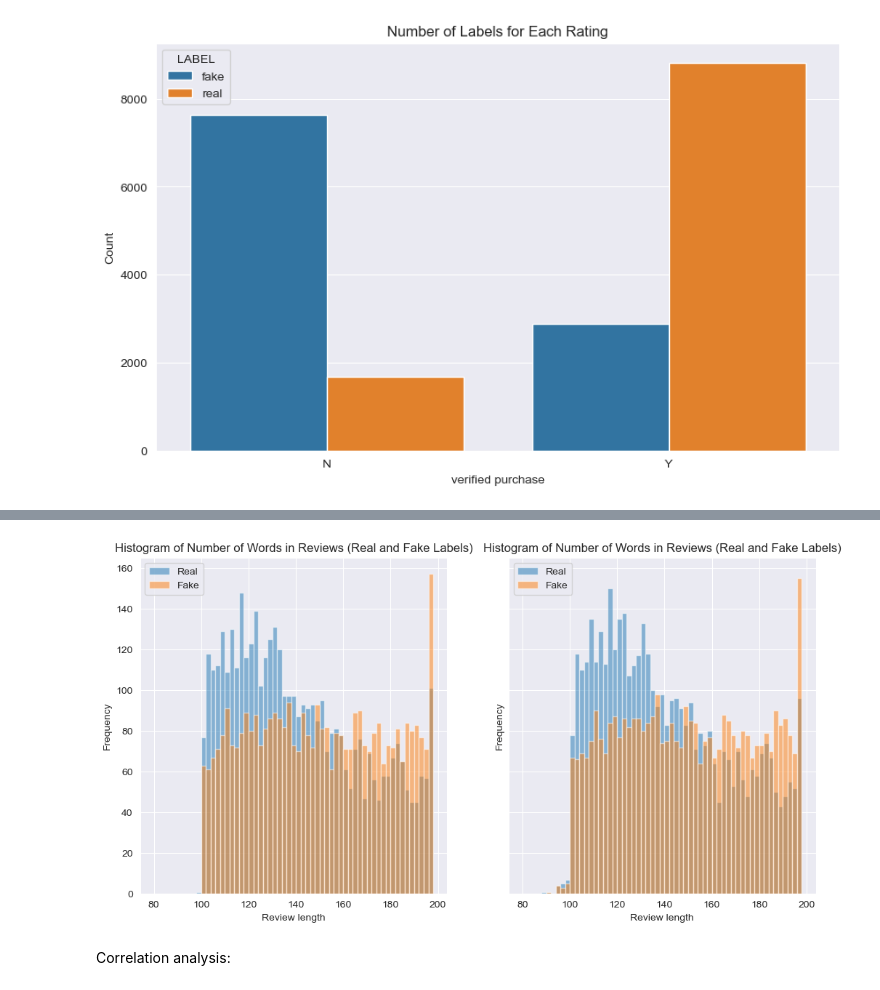
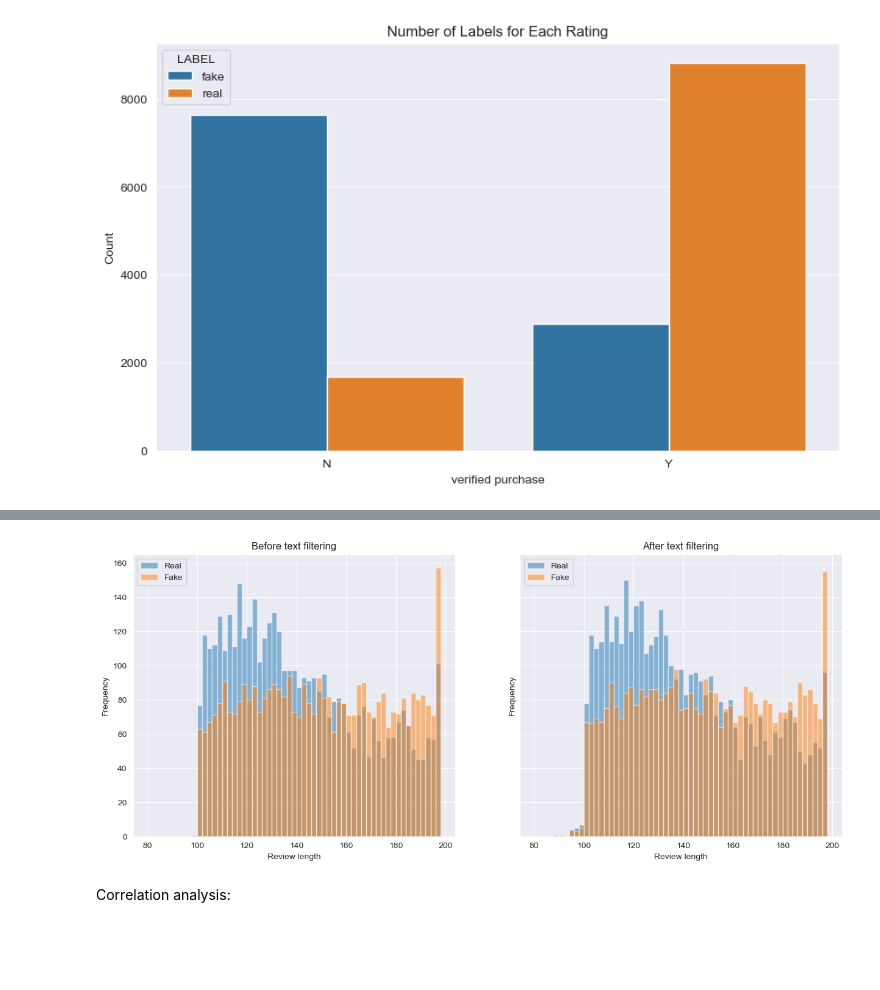
Before and after one commit to Gianma23/amazon_fake_reviews_detection, a Jupyter notebook: data_exploration.ipynb, the cells around one changed output, grey strips where cells are left out. Cells and saved outputs as stored; diff of their text form; code cells hidden in the pictures; blank space fills up the shorter version.

```diff
--- a/data_exploration.ipynb
+++ b/data_exploration.ipynb
@@ -97,7 +97,7 @@ plt.show()
 # %%
 from utils.text_preprocess import Parser
 df['REVIEW_TEXT_PARSED'] = df['REVIEW_TEXT'].apply(lambda x: Parser()(x))
-fig, axs = plt.subplots(1, 2, figsize=(12, 6), sharey='all')
+fig, axs = plt.subplots(1, 2, figsize=(15, 6), sharey='all')
 
 for i, text in enumerate(['REVIEW_TEXT', 'REVIEW_TEXT_PARSED']):
     df[f'{text}_WORD_COUNT'] = df[text].apply(lambda x: len(x.split()))
@@ -108,7 +108,7 @@ for i, text in enumerate(['REVIEW_TEXT', 'REVIEW_TEXT_PARSED']):
     axs[i].hist(fake_word_counts, bins=range(0, 200, 5), alpha=0.5, label='Fake')
     axs[i].set_xlabel('Number of Words')
     axs[i].set_ylabel('Frequency')
-    axs[i].set_title('Histogram of Number of Words in Reviews (Real and Fake Labels)')
+    axs[i].set_title('Before text filtering') if text == 'REVIEW_TEXT' else axs[i].set_title('After text filtering')
     axs[i].legend()
 plt.show()
 # %% [output]
@@ -116,21 +116,21 @@ plt.show()
 # %%
-fig, axs = plt.subplots(1, 2, figsize=(12, 6), sharey='all')
+fig, axs = plt.subplots(1, 2, figsize=(15, 6), sharey='all')
 
 for i, text in enumerate(['REVIEW_TEXT', 'REVIEW_TEXT_PARSED']):
     df[f'{text}_LENGTH'] = df[text].apply(len)
     real_review_lengths = df[df['LABEL'] == 'real'][f'{text}_LENGTH']
     fake_review_lengths = df[df['LABEL'] == 'fake'][f'{text}_LENGTH']
 
     # Create a histogram of the number of words in reviews with real and fake labels
     axs[i].hist(real_review_lengths, bins=range(80, 200, 2), alpha=0.5, label='Real')
     axs[i].hist(fake_review_lengths, bins=range(80, 200, 2), alpha=0.5, label='Fake')
     axs[i].set_xlabel('Review length')
     axs[i].set_ylabel('Frequency')
-    axs[i].set_title('Histogram of Number of Words in Reviews (Real and Fake Labels)')
+    axs[i].set_title('Before text filtering') if text == 'REVIEW_TEXT' else axs[i].set_title('After text filtering')
     axs[i].legend()
 plt.show()
 # %% [output]
-[figure, old version]
+[figure, new version]
 # %% [markdown]
 Correlation analysis:
 # %%
```
Also changed, not shown: parts of 1 cell of this notebook, 3 other files.
